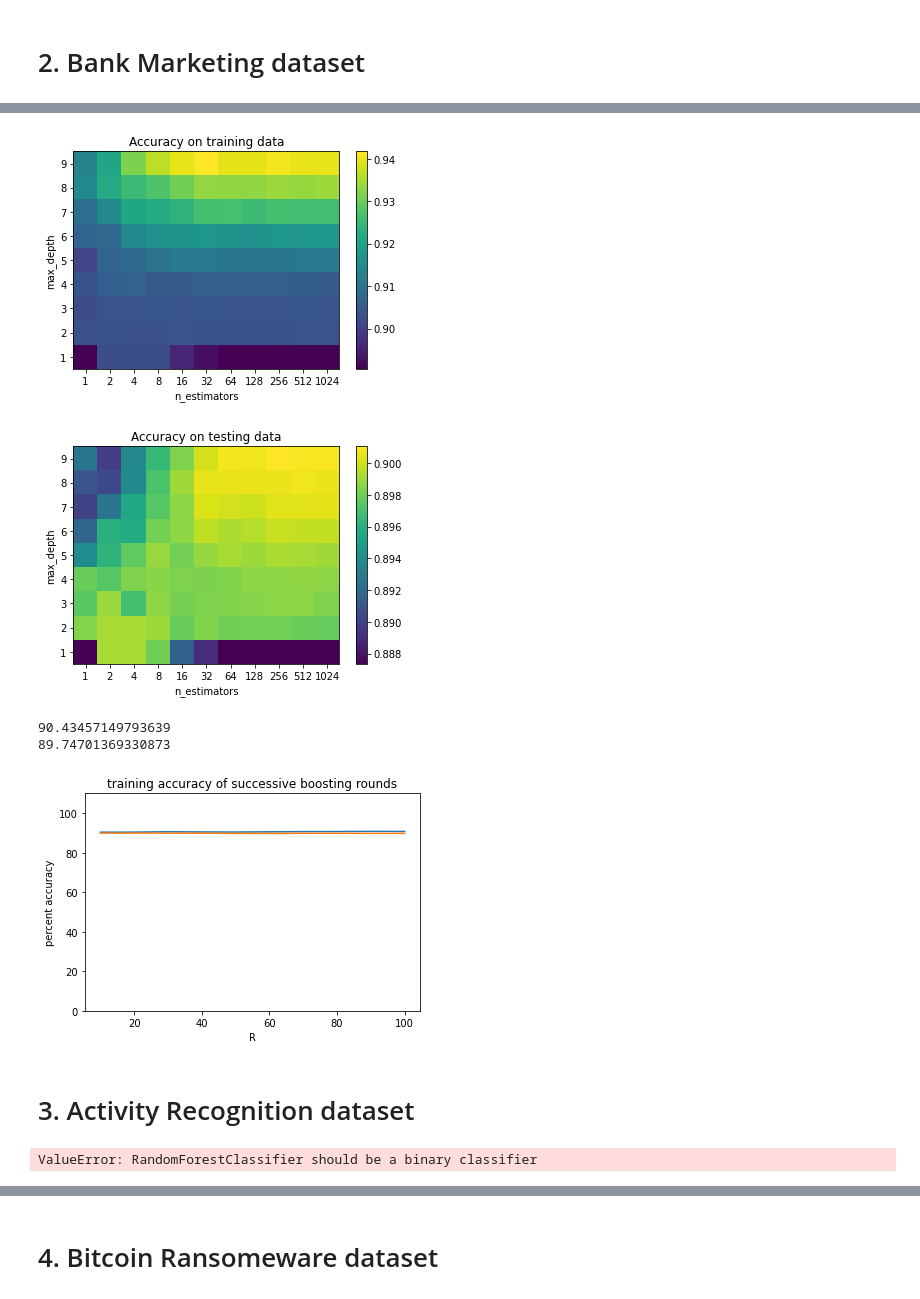
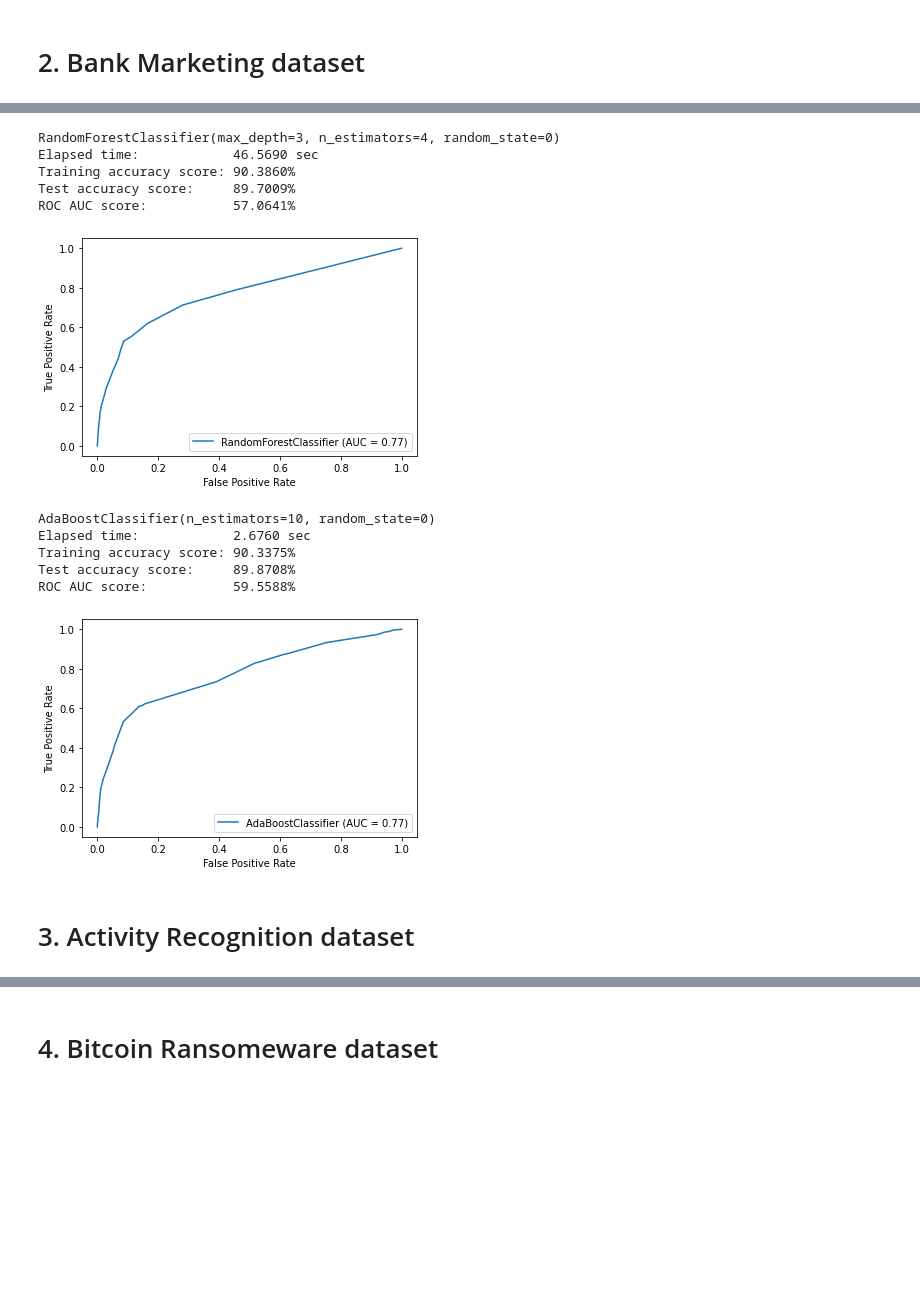
Before and after one commit to mdherdi/MachineLearning_ModelComparison, a Jupyter notebook: analysis/konstantin/project.ipynb, the cells around one changed output, grey strips where cells are left out. Cells and saved outputs as stored; diff of their text form; code cells hidden in the pictures; blank space fills up the shorter version.

```diff
--- a/analysis/konstantin/project.ipynb
+++ b/analysis/konstantin/project.ipynb
@@ -152,28 +155,29 @@ print (acc_test)
 # %%
 # Training and evaluation code
-a_train, a_test=randomForestsTrainEval (X_train, y_train, X_test)
+m, t=randomForestsTrainEval (X_train, y_train)
-# %%
-# Plotting code
-plotAccuracy (a_train, a_test)
-# %% [output]
-[figure, removed]
-[figure, removed]
+# %%
+# Plotting code
+plotModel (m, t, X_train, y_train, X_test, y_test)
+# %% [output]
+RandomForestClassifier(max_depth=3, n_estimators=4, random_state=0)
+Elapsed time:            46.5690 sec
+Training accuracy score: 90.3860%
+Test accuracy score:     89.7009%
+ROC AUC score:           57.0641%
+[figure, added]
 # %%
-# Simple training and evaluation code
-acc_train, acc_test = adaBoostSimple (X_train, y_train, X_test)
-print (acc_train)
-print (acc_test)
+# Training and evaluation code
+m, t=adaBoostTrainEval (X_train, y_train)
-# %% [output]
-90.43457149793639
-89.74701369330873
 # %%
-# Training and evaluation code
-a_train, a_test=adaBoostTrainEval (X_train, y_train, X_test)
+# Plotting code
+plotModel (m, t, X_train, y_train, X_test, y_test)
+# %% [output]
+AdaBoostClassifier(n_estimators=10, random_state=0)
+Elapsed time:            2.6760 sec
+Training accuracy score: 90.3375%
+Test accuracy score:     89.8708%
+ROC AUC score:           59.5588%
+[figure, added]
-# %%
-# Plotting code
-lineAccuracy (a_train*100, a_test*100)
-# %% [output]
-[figure, removed]
 # %% [markdown]
 # 3. Activity Recognition dataset
 # %%
@@ -188,12 +192,5 @@ Ts = [pd.read_csv(f, header=None) for f in files]
 T=pd.concat(Ts,ignore_index=True).values
 X_test=T[:, 1:8]
 y_test=T[:, 8].astype(np.int32)
-# %%
-# Simple training and evaluation code
-acc_train, acc_test = randomForestSimple (X_train, y_train, X_test, y_test)
-print (acc_train)
-print (acc_test)
-# %% [output]
-ValueError: RandomForestClassifier should be a binary classifier
 # %%
 # Training and evaluation code
```
Also changed, not shown: parts of 62 cells of this notebook.
